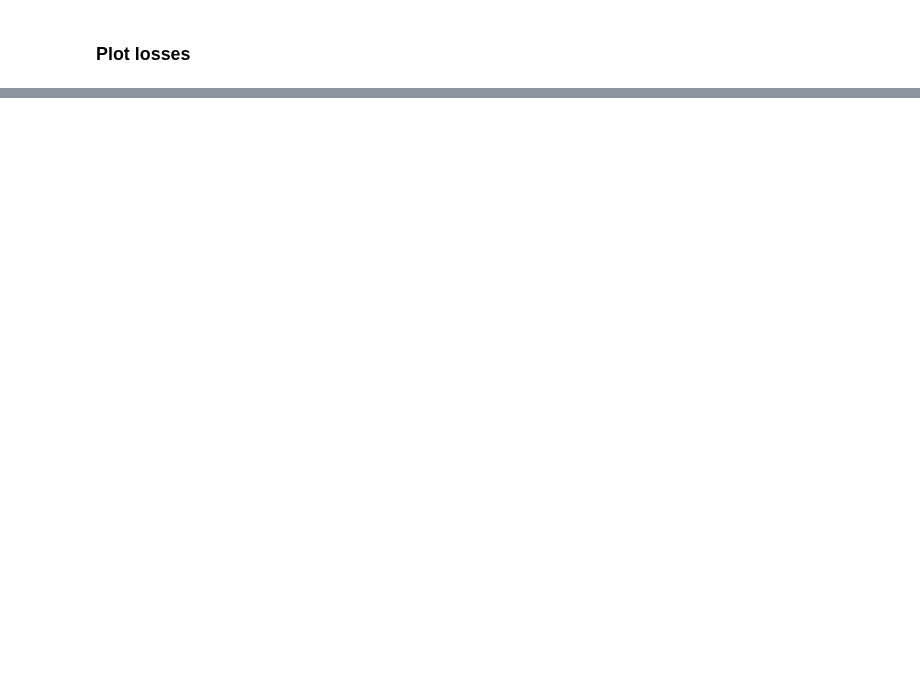
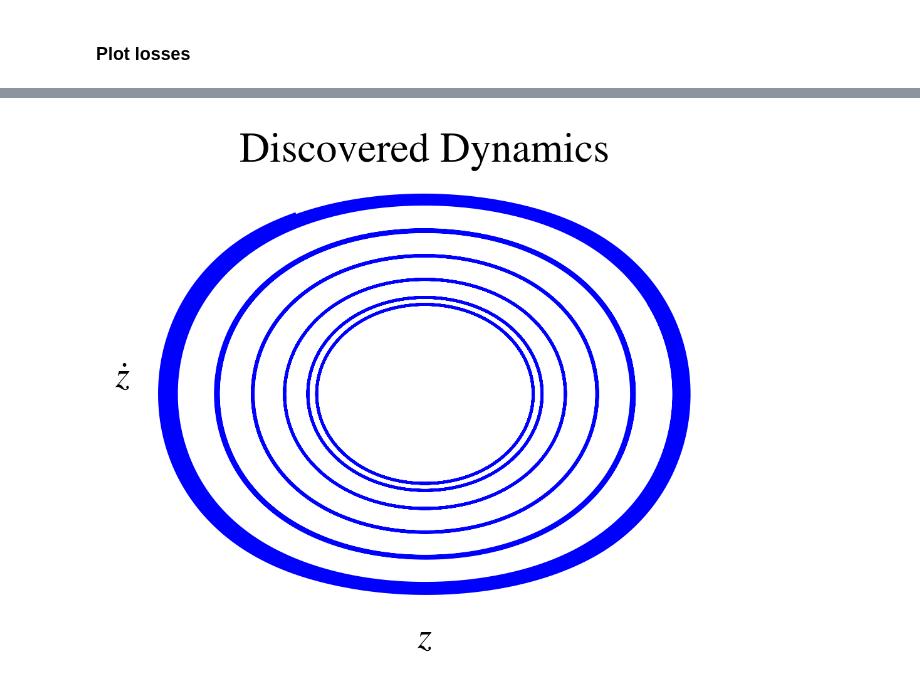
Before and after one commit to jonatanwins/Project-2-FYS5429, a Jupyter notebook: project_2/src/pendulum/pendulumResults.ipynb, the cells around one changed output, grey strips where cells are left out. Cells and saved outputs as stored; diff of their text form; code cells hidden in the pictures; blank space fills up the shorter version.

```diff
--- a/project_2/src/pendulum/pendulumResults.ipynb
+++ b/project_2/src/pendulum/pendulumResults.ipynb
@@ -117,0 +123,17 @@ ModuleNotFoundError: No module named 'metrics'
+# %%
+from sindySimulate import sindy_simulate_order2
+from pendulumSimulate import plot_z_zdot
+
+# Simulation parameters
+z_0 = np.array([0])
+dz_0 = np.array([0.4])
+
+time = np.linspace(0, 100, 10000)
+
+all_z_sims = np.array([sindy_simulate_order2(z_0, dz_0, time, true_xi, **library_hparams)])
+for i in range(2, 11, 2):
+    z_0 = np.array([i/10])
+    z_sim = sindy_simulate_order2(z_0, dz_0, time, true_xi, **library_hparams)
+    all_z_sims = np.concatenate([all_z_sims, np.array([z_sim])])
+
+plot_z_zdot(all_z_sims, title="True Dynamics")
@@ -117,0 +142,13 @@ ModuleNotFoundError: No module named 'metrics'
+# %%
+z_0 = np.array([0])
+dz_0 = np.array([0.4])
+
+all_z_sims = np.array([sindy_simulate_order2(z_0, dz_0, time, xi, **library_hparams)])
+for i in range(2, 11, 2):
+    z_0 = np.array([i/10])
+    z_sim = sindy_simulate_order2(z_0, dz_0, time, xi, **library_hparams)
+    all_z_sims = np.concatenate([all_z_sims, np.array([z_sim])])
+
+plot_z_zdot(all_z_sims, title="Discovered Dynamics")
+# %% [output]
+[figure, added]
```
Also changed, not shown: parts of 9 cells of this notebook, 5 other files.
